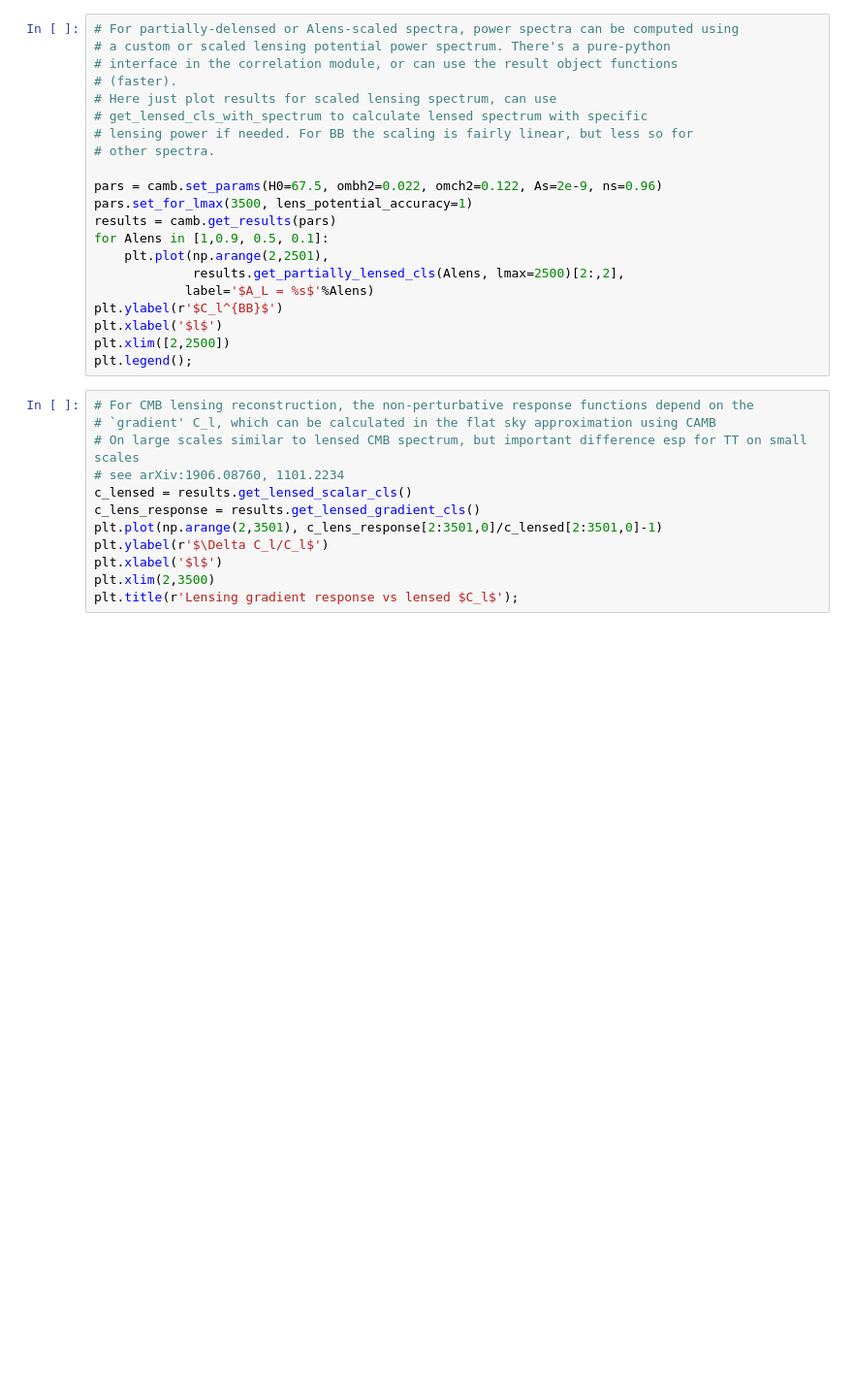
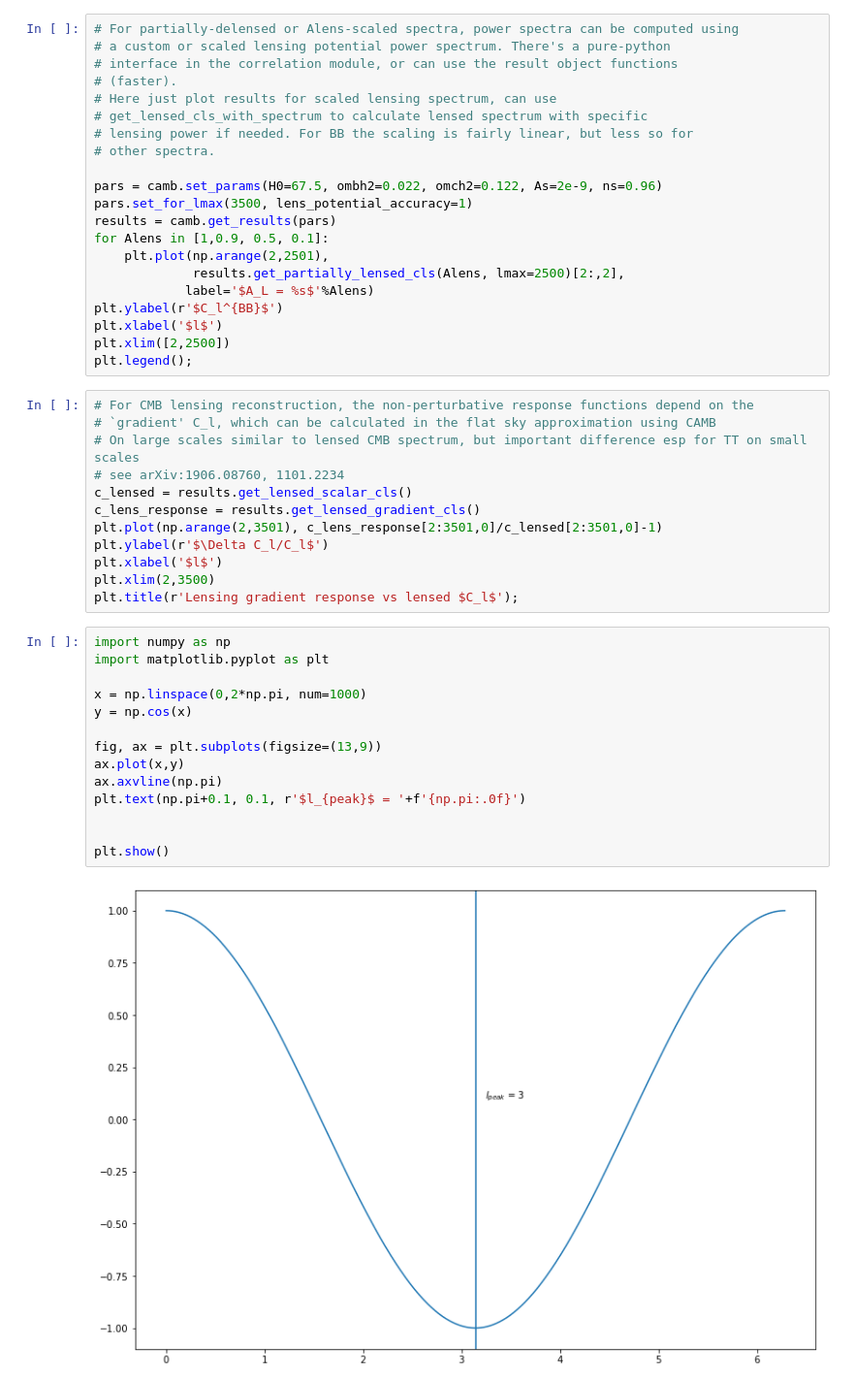
Before and after one commit to raul-bermejo/cmb_geometry, a Jupyter notebook: CAMBdemo.ipynb, the cells around one changed output. Shown at 97% size. Saved outputs shown, nothing was run; the diff lists cells and outputs as text; blank space fills up the shorter version.

```diff
--- a/CAMBdemo.ipynb
+++ b/CAMBdemo.ipynb
@@ -941,3 +941,19 @@ plt.ylabel(r'$\Delta C_l/C_l$')
 plt.xlabel('$l$')
 plt.xlim(2,3500)
 plt.title(r'Lensing gradient response vs lensed $C_l$');
+# %%
+import numpy as np
+import matplotlib.pyplot as plt
+
+x = np.linspace(0,2*np.pi, num=1000)
+y = np.cos(x)
+
+fig, ax = plt.subplots(figsize=(13,9))
+ax.plot(x,y)
+ax.axvline(np.pi)
+plt.text(np.pi+0.1, 0.1, r'$l_{peak}$ = '+f'{np.pi:.0f}')
+
+
+plt.show()
+# %% [output]
+[figure, added]
```
